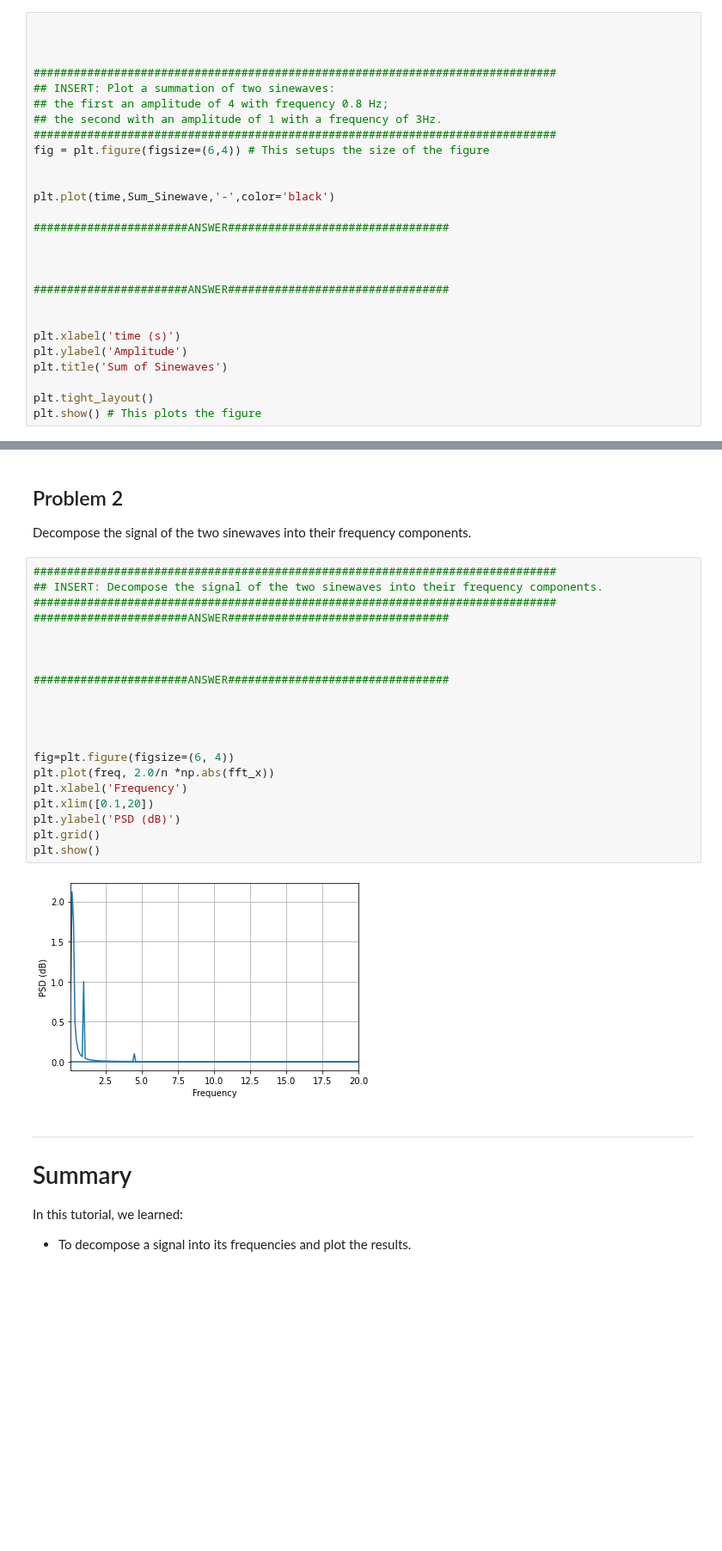
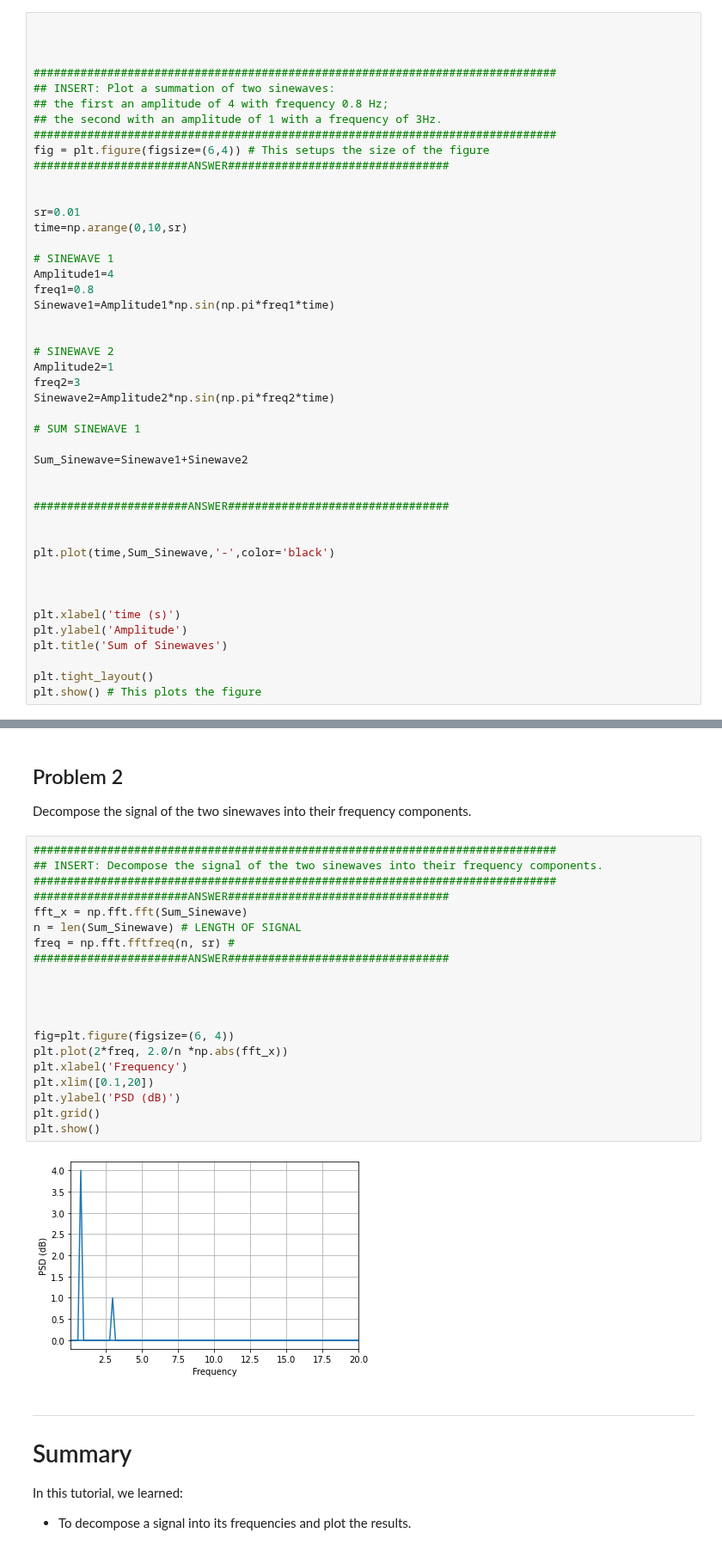
Before and after one commit to john-s-butler-dit/Basic-Introduction-to-Python, a Jupyter notebook: W2T5 Fast Fourier Transform.ipynb, the cells around one changed output, grey strips where cells are left out. Shown at 86% size. Cells and saved outputs as stored; diff of their text form; blank space fills up the shorter version.

```diff
--- a/W2T5 Fast Fourier Transform.ipynb
+++ b/W2T5 Fast Fourier Transform.ipynb
@@ -89,15 +95,33 @@ Plot a summation of two sinewaves:
 ## the second with an amplitude of 1 with a frequency of 3Hz.
 ##############################################################################
 fig = plt.figure(figsize=(6,4)) # This setups the size of the figure
+#######################ANSWER#################################
+
+
+sr=0.01
+time=np.arange(0,10,sr)
+
+# SINEWAVE 1
+Amplitude1=4
+freq1=0.8
+Sinewave1=Amplitude1*np.sin(np.pi*freq1*time)
+
+
+# SINEWAVE 2
+Amplitude2=1
+freq2=3
+Sinewave2=Amplitude2*np.sin(np.pi*freq2*time)
+
+# SUM SINEWAVE 1
+
+Sum_Sinewave=Sinewave1+Sinewave2
+
+
+#######################ANSWER#################################
 
 
 plt.plot(time,Sum_Sinewave,'-',color='black')
 
-#######################ANSWER#################################
-
-
-
-#######################ANSWER#################################
 
 
 plt.xlabel('time (s)')
@@ -114,25 +138,25 @@ Decompose the signal of the two sinewaves into their frequency components.
 # %%
 ##############################################################################
 ## INSERT: Decompose the signal of the two sinewaves into their frequency components.
 ##############################################################################
 #######################ANSWER#################################
-
-
-
+fft_x = np.fft.fft(Sum_Sinewave)
+n = len(Sum_Sinewave) # LENGTH OF SIGNAL
+freq = np.fft.fftfreq(n, sr) #
 #######################ANSWER#################################
 
 
 
 
 fig=plt.figure(figsize=(6, 4))
-plt.plot(freq, 2.0/n *np.abs(fft_x))
+plt.plot(2*freq, 2.0/n *np.abs(fft_x))
 plt.xlabel('Frequency')
 plt.xlim([0.1,20])
 plt.ylabel('PSD (dB)')
 plt.grid()
 plt.show()
 # %% [output]
-[figure, old version]
+[figure, new version]
 # %% [markdown]
 ---
 # Summary
```
Also changed, not shown: parts of 5 cells of this notebook.
